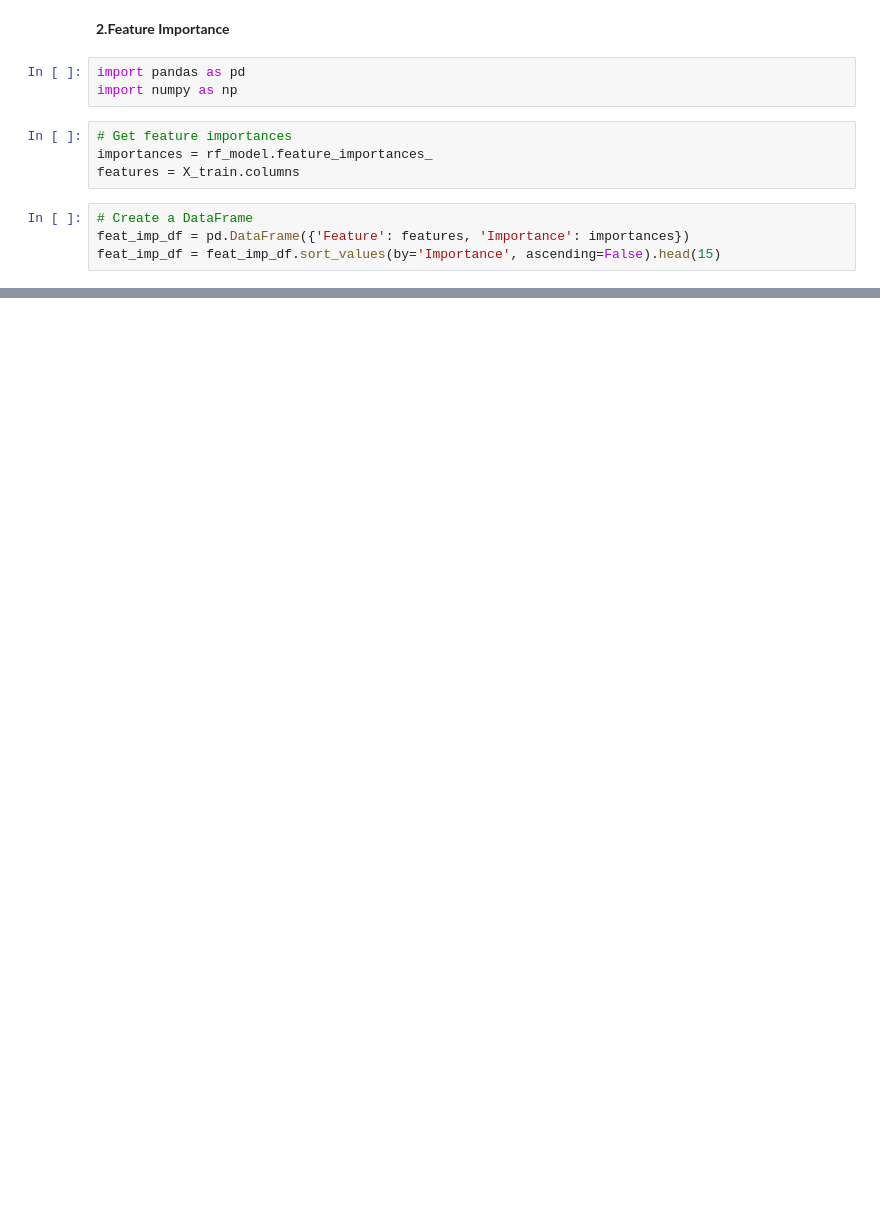
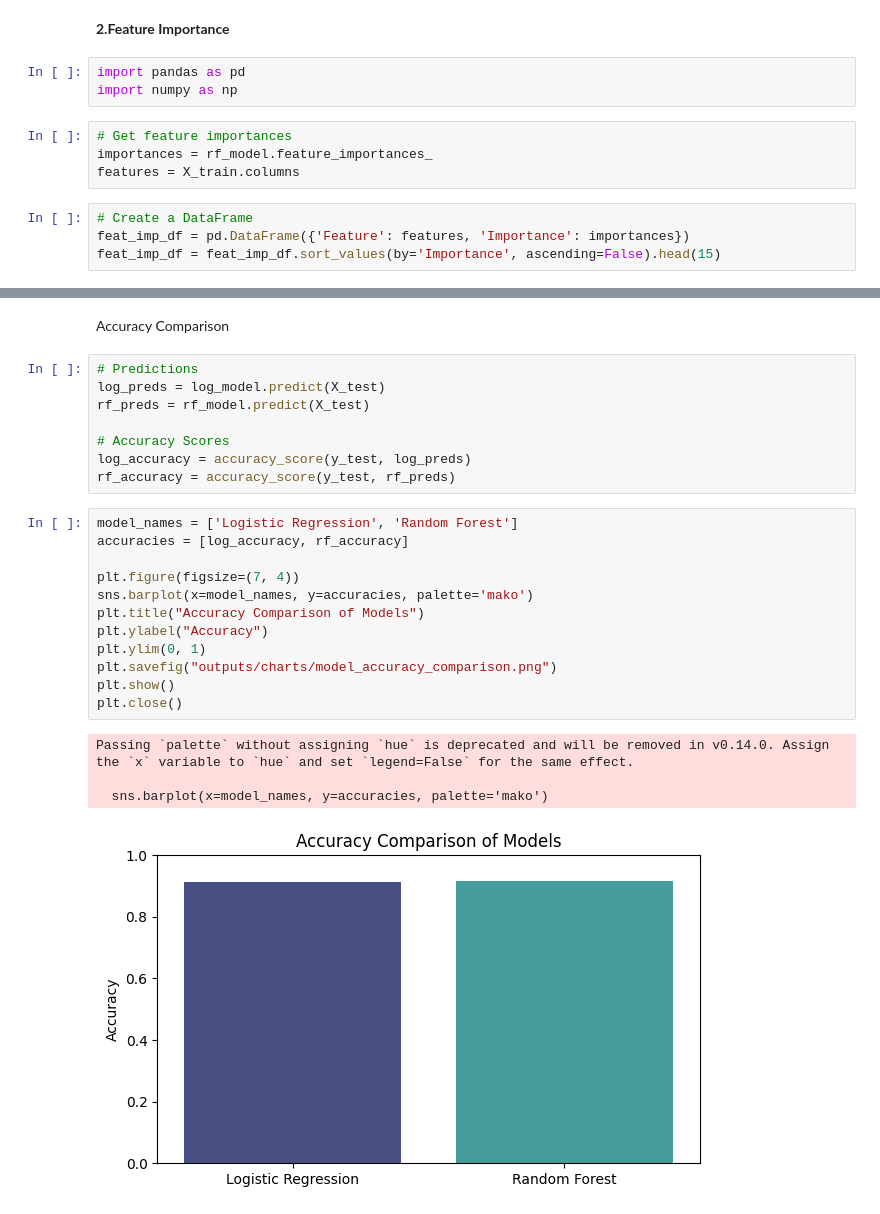
Before and after one commit to mahajanom10/marketing-campaign-analysis, a Jupyter notebook: notebooks/01_data_cleaning_and_eda.ipynb, the cells around one changed output, grey strips where cells are left out. Drawn from its saved outputs; the diff is of its cells as text; blank space fills up the shorter version.

```diff
--- a/notebooks/01_data_cleaning_and_eda.ipynb
+++ b/notebooks/01_data_cleaning_and_eda.ipynb
@@ -395,0 +424,27 @@ plt.savefig('charts/feature_importance.png')
+# %% [markdown]
+Accuracy Comparison
+# %%
+# Predictions
+log_preds = log_model.predict(X_test)
+rf_preds = rf_model.predict(X_test)
+
+# Accuracy Scores
+log_accuracy = accuracy_score(y_test, log_preds)
+rf_accuracy = accuracy_score(y_test, rf_preds)
+# %%
+model_names = ['Logistic Regression', 'Random Forest']
+accuracies = [log_accuracy, rf_accuracy]
+
+plt.figure(figsize=(7, 4))
+sns.barplot(x=model_names, y=accuracies, palette='mako')
+plt.title("Accuracy Comparison of Models")
+plt.ylabel("Accuracy")
+plt.ylim(0, 1)
+plt.savefig("outputs/charts/model_accuracy_comparison.png")
+plt.show()
+plt.close()
+# %% [output]
+Passing `palette` without assigning `hue` is deprecated and will be removed in v0.14.0. Assign the `x` variable to `hue` and set `legend=False` for the same effect.
+
+  sns.barplot(x=model_names, y=accuracies, palette='mako')
+[figure, added]
```
Also changed, not shown: parts of 13 cells of this notebook.
